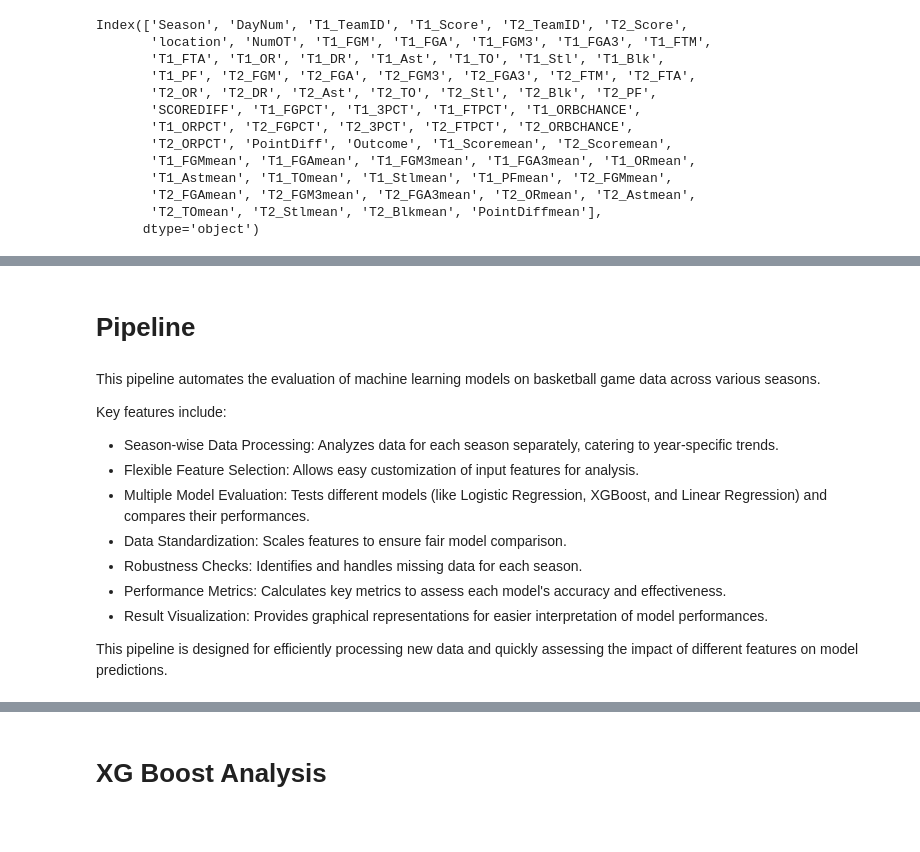
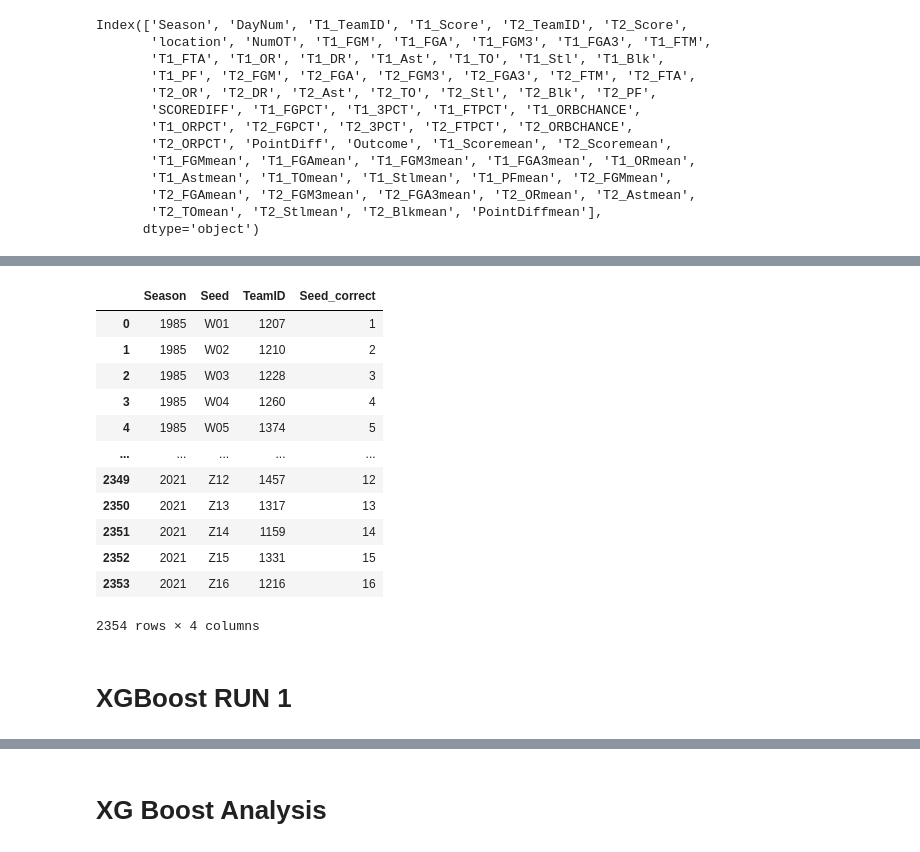
Before and after one commit to joshmccoy2/NCAA_March_Madness, a Jupyter notebook: V1_New.ipynb, the cells around one changed output, grey strips where cells are left out. Cells and saved outputs as stored; diff of their text form; code cells hidden in the pictures; blank space fills up the shorter version.

```diff
--- a/V1_New.ipynb
+++ b/V1_New.ipynb
@@ -287,17 +324,23 @@ Index(['Season', 'DayNum', 'T1_TeamID', 'T1_Score', 'T2_TeamID', 'T2_Score',
+# %%
+# Load the seeds dataframe
+seeds_df = pd.read_csv('MNCAATourneySeeds.csv')
+
+# Extract the integer part from the Seed column and store it as integer
+seeds_df['Seed_correct'] = seeds_df['Seed'].str.extract('(\d+)').astype(int)
+seeds_df
+# %% [output]
+|  | Season | Seed | TeamID | Seed_correct |
+| 0 | 1985 | W01 | 1207 | 1 |
+| 1 | 1985 | W02 | 1210 | 2 |
+| 2 | 1985 | W03 | 1228 | 3 |
+| 3 | 1985 | W04 | 1260 | 4 |
+| 4 | 1985 | W05 | 1374 | 5 |
+| ... | ... | ... | ... | ... |
+| 2349 | 2021 | Z12 | 1457 | 12 |
+| 2350 | 2021 | Z13 | 1317 | 13 |
+| 2351 | 2021 | Z14 | 1159 | 14 |
+| 2352 | 2021 | Z15 | 1331 | 15 |
+| 2353 | 2021 | Z16 | 1216 | 16 |
+2354 rows × 4 columns
 # %% [markdown]
-# Pipeline
+# XGBoost RUN 1
-# %% [markdown]
-
-This pipeline automates the evaluation of machine learning models on basketball game data across various seasons.
-
-Key features include:
-- Season-wise Data Processing: Analyzes data for each season separately, catering to year-specific trends.
-- Flexible Feature Selection: Allows easy customization of input features for analysis.
-- Multiple Model Evaluation: Tests different models (like Logistic Regression, XGBoost, and Linear Regression) and compares their performances.
-- Data Standardization: Scales features to ensure fair model comparison.
-- Robustness Checks: Identifies and handles missing data for each season.
-- Performance Metrics: Calculates key metrics to assess each model's accuracy and effectiveness.
-- Result Visualization: Provides graphical representations for easier interpretation of model performances.
-
-
-This pipeline is designed for efficiently processing new data and quickly assessing the impact of different features on model predictions.
```
Also changed, not shown: parts of 23 cells of this notebook.
